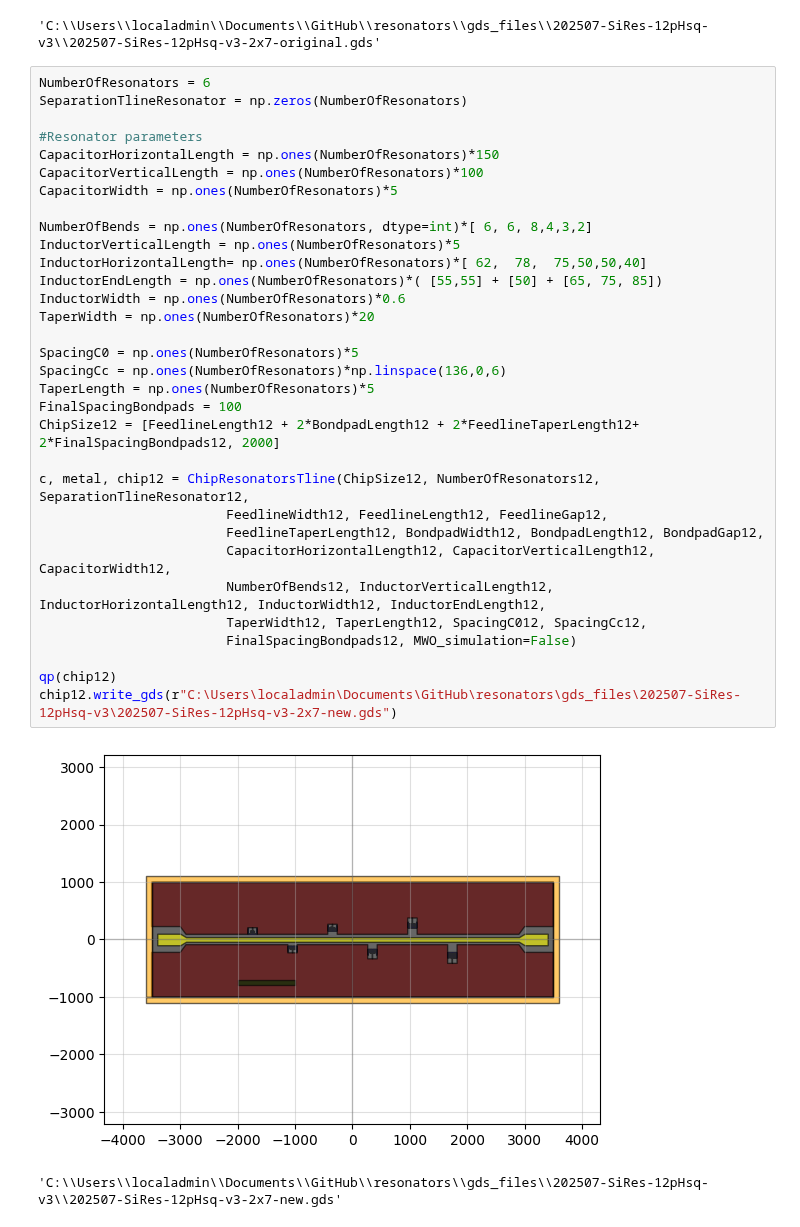
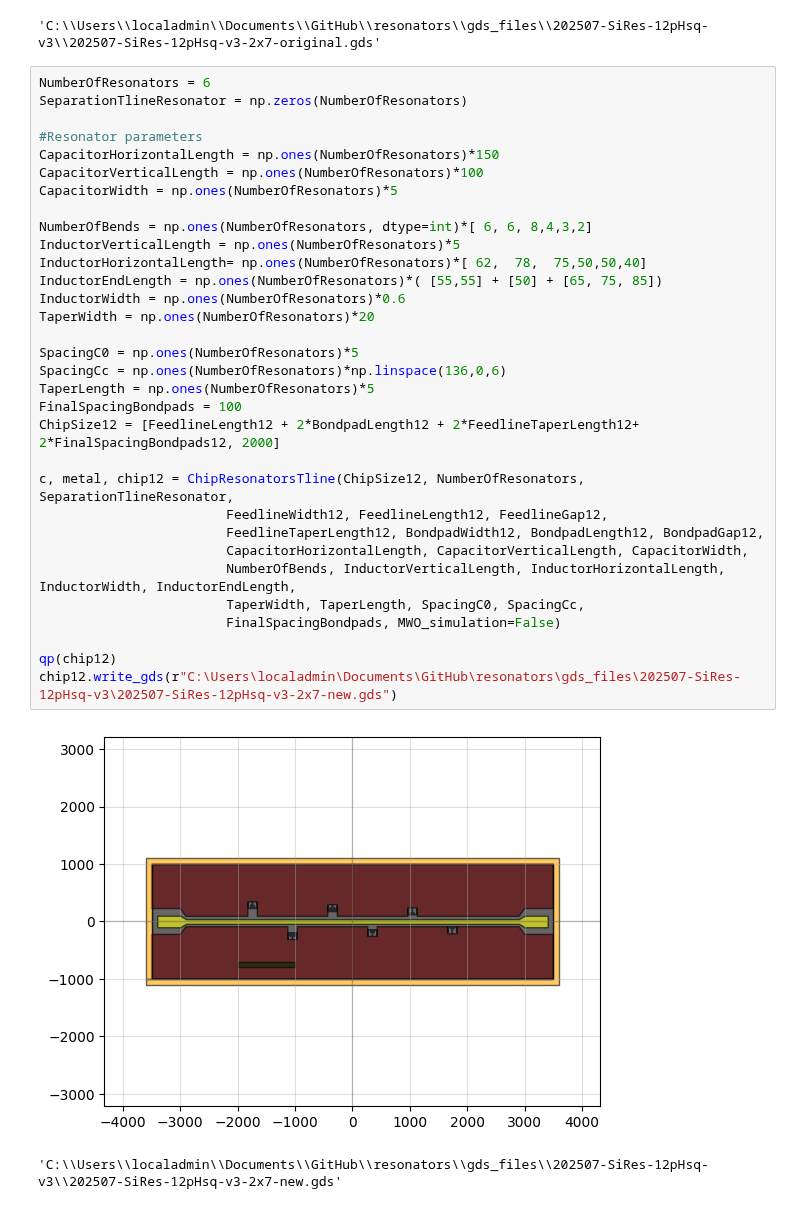
Before and after one commit to cbelo/resonators, a Jupyter notebook: 2025-07-Si-12pHsq/design.ipynb, the cells around one changed output. Saved outputs shown, nothing was run; the diff lists cells and outputs as text.

```diff
--- a/2025-07-Si-12pHsq/design.ipynb
+++ b/2025-07-Si-12pHsq/design.ipynb
@@ -389,35 +389,35 @@ chip12.write_gds(r"C:\Users\localadmin\Documents\GitHub\resonators\gds_files\202
 # %%
 NumberOfResonators = 6
 SeparationTlineResonator = np.zeros(NumberOfResonators)
 
 #Resonator parameters
 CapacitorHorizontalLength = np.ones(NumberOfResonators)*150
 CapacitorVerticalLength = np.ones(NumberOfResonators)*100
 CapacitorWidth = np.ones(NumberOfResonators)*5
 
 NumberOfBends = np.ones(NumberOfResonators, dtype=int)*[ 6, 6, 8,4,3,2]
 InductorVerticalLength = np.ones(NumberOfResonators)*5
 InductorHorizontalLength= np.ones(NumberOfResonators)*[ 62,  78,  75,50,50,40]
 InductorEndLength = np.ones(NumberOfResonators)*( [55,55] + [50] + [65, 75, 85])
 InductorWidth = np.ones(NumberOfResonators)*0.6
 TaperWidth = np.ones(NumberOfResonators)*20
 
 SpacingC0 = np.ones(NumberOfResonators)*5
 SpacingCc = np.ones(NumberOfResonators)*np.linspace(136,0,6)
 TaperLength = np.ones(NumberOfResonators)*5
 FinalSpacingBondpads = 100
 ChipSize12 = [FeedlineLength12 + 2*BondpadLength12 + 2*FeedlineTaperLength12+ 2*FinalSpacingBondpads12, 2000]
 
-c, metal, chip12 = ChipResonatorsTline(ChipSize12, NumberOfResonators12, SeparationTlineResonator12,
+c, metal, chip12 = ChipResonatorsTline(ChipSize12, NumberOfResonators, SeparationTlineResonator,
                         FeedlineWidth12, FeedlineLength12, FeedlineGap12,
                         FeedlineTaperLength12, BondpadWidth12, BondpadLength12, BondpadGap12,
-                        CapacitorHorizontalLength12, CapacitorVerticalLength12, CapacitorWidth12,
-                        NumberOfBends12, InductorVerticalLength12, InductorHorizontalLength12, InductorWidth12, InductorEndLength12,
-                        TaperWidth12, TaperLength12, SpacingC012, SpacingCc12,
-                        FinalSpacingBondpads12, MWO_simulation=False)
+                        CapacitorHorizontalLength, CapacitorVerticalLength, CapacitorWidth,
+                        NumberOfBends, InductorVerticalLength, InductorHorizontalLength, InductorWidth, InductorEndLength,
+                        TaperWidth, TaperLength, SpacingC0, SpacingCc,
+                        FinalSpacingBondpads, MWO_simulation=False)
 
 qp(chip12)
 chip12.write_gds(r"C:\Users\localadmin\Documents\GitHub\resonators\gds_files\202507-SiRes-12pHsq-v3\202507-SiRes-12pHsq-v3-2x7-new.gds")
 # %% [output]
-[figure, old version]
+[figure, new version]
 'C:\\Users\\localadmin\\Documents\\GitHub\\resonators\\gds_files\\202507-SiRes-12pHsq-v3\\202507-SiRes-12pHsq-v3-2x7-new.gds'
```
Also changed, not shown: parts of 2 cells of this notebook, 6 other files.
